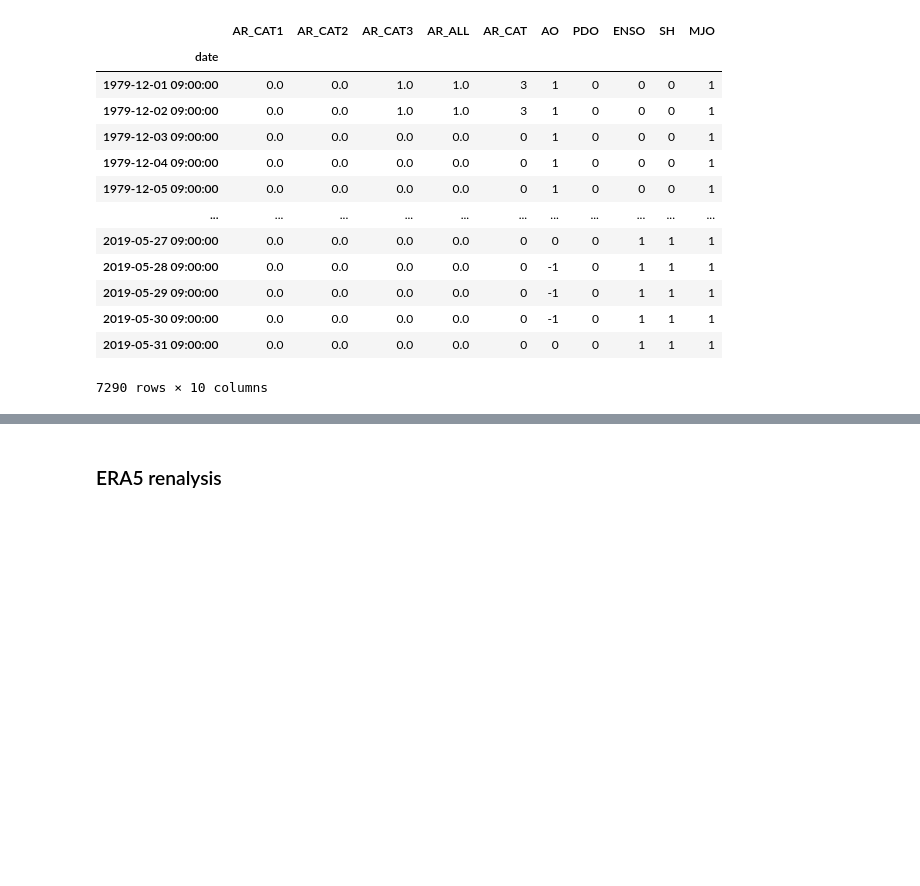
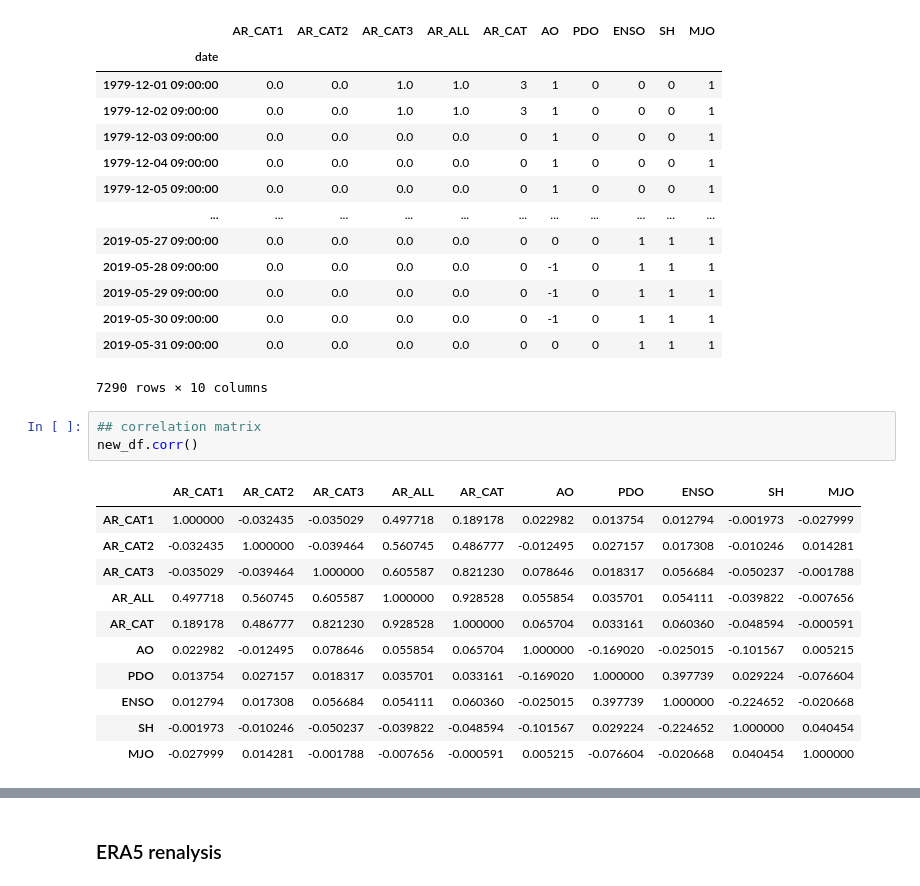
Before and after one commit to dlnash/AR_types, a Jupyter notebook: analysis/fig9_composites_diference_climate_indices.ipynb, the cells around one changed output, grey strips where cells are left out. Drawn from its saved outputs; the diff is of its cells as text; blank space fills up the shorter version.

```diff
--- a/analysis/fig9_composites_diference_climate_indices.ipynb
+++ b/analysis/fig9_composites_diference_climate_indices.ipynb
@@ -113,3 +113,18 @@ new_df
 | 2019-05-30 09:00:00 | 0.0 | 0.0 | 0.0 | 0.0 | 0 | -1 | 0 | 1 | 1 | 1 |
 | 2019-05-31 09:00:00 | 0.0 | 0.0 | 0.0 | 0.0 | 0 | 0 | 0 | 1 | 1 | 1 |
 7290 rows × 10 columns
+# %%
+## correlation matrix
+new_df.corr()
+# %% [output]
+|  | AR_CAT1 | AR_CAT2 | AR_CAT3 | AR_ALL | AR_CAT | AO | PDO | ENSO | SH | MJO |
+| AR_CAT1 | 1.000000 | -0.032435 | -0.035029 | 0.497718 | 0.189178 | 0.022982 | 0.013754 | 0.012794 | -0.001973 | -0.027999 |
+| AR_CAT2 | -0.032435 | 1.000000 | -0.039464 | 0.560745 | 0.486777 | -0.012495 | 0.027157 | 0.017308 | -0.010246 | 0.014281 |
+| AR_CAT3 | -0.035029 | -0.039464 | 1.000000 | 0.605587 | 0.821230 | 0.078646 | 0.018317 | 0.056684 | -0.050237 | -0.001788 |
+| AR_ALL | 0.497718 | 0.560745 | 0.605587 | 1.000000 | 0.928528 | 0.055854 | 0.035701 | 0.054111 | -0.039822 | -0.007656 |
+| AR_CAT | 0.189178 | 0.486777 | 0.821230 | 0.928528 | 1.000000 | 0.065704 | 0.033161 | 0.060360 | -0.048594 | -0.000591 |
+| AO | 0.022982 | -0.012495 | 0.078646 | 0.055854 | 0.065704 | 1.000000 | -0.169020 | -0.025015 | -0.101567 | 0.005215 |
+| PDO | 0.013754 | 0.027157 | 0.018317 | 0.035701 | 0.033161 | -0.169020 | 1.000000 | 0.397739 | 0.029224 | -0.076604 |
+| ENSO | 0.012794 | 0.017308 | 0.056684 | 0.054111 | 0.060360 | -0.025015 | 0.397739 | 1.000000 | -0.224652 | -0.020668 |
+| SH | -0.001973 | -0.010246 | -0.050237 | -0.039822 | -0.048594 | -0.101567 | 0.029224 | -0.224652 | 1.000000 | 0.040454 |
+| MJO | -0.027999 | 0.014281 | -0.001788 | -0.007656 | -0.000591 | 0.005215 | -0.076604 | -0.020668 | 0.040454 | 1.000000 |
```
Also changed, not shown: parts of 8 cells of this notebook, 15 other files.
